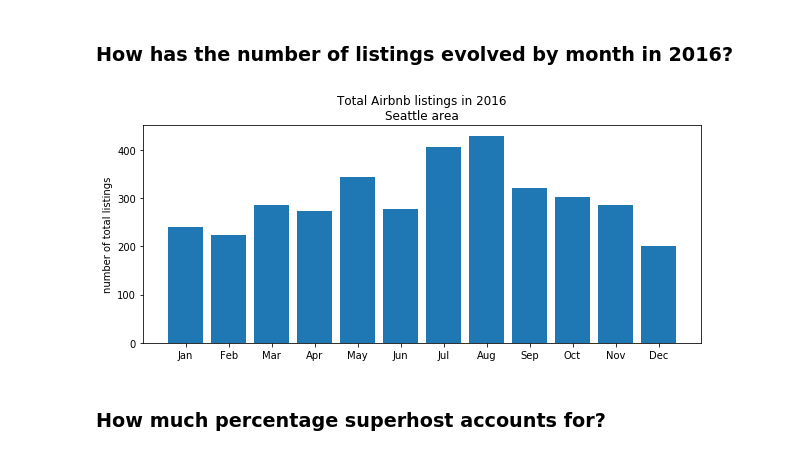
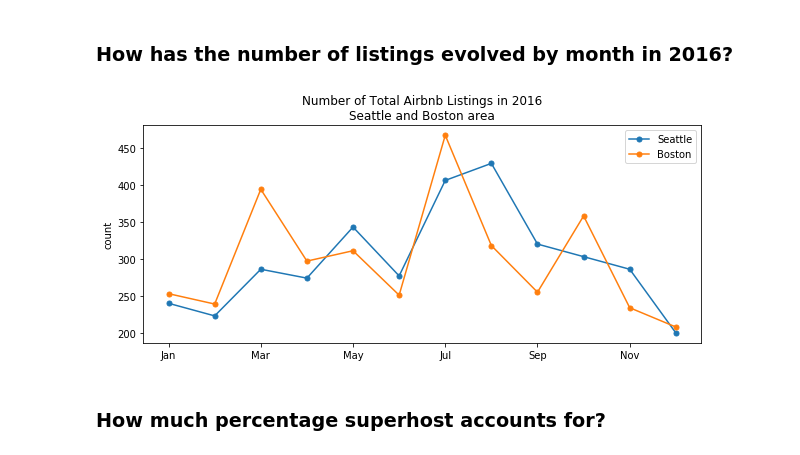
Before and after one commit to jasonsuk/ds-airbnb, a Jupyter notebook: analysis.ipynb, the cells around one changed output. Saved outputs shown, nothing was run; the diff lists cells and outputs as text; code cells hidden in the pictures.

```diff
--- a/analysis.ipynb
+++ b/analysis.ipynb
@@ -612,13 +614,23 @@ group_total_listings.index = map_calendar_month(group_total_hostings.index)
-# %%
-layout_obj = {
-    'title': 'Total Airbnb listings in 2016\nSeattle area',
-    'xlabel': '',
-    'ylabel': 'number of total listings'
-}
-
-plot_bar_chart(group_total_hostings.index , group_total_hostings.values, layout_obj)
-# %% [output]
-[figure, removed]
+# %%
+total_listings_seattle = host_seattle.groupby('month').sum()['calculated_host_listings_count']
+total_listings_boston = host_boston.groupby('month').sum()['calculated_host_listings_count']
+
+analysis_total_listings = pd.concat([total_listings_seattle.rename('Seattle'),
+                                     total_listings_boston.rename('Boston')], axis=1)
+# %%
+analysis_total_listings.index = map_calendar_month(analysis_total_listings.index)
+# %%
+analysis_total_listings.plot(figsize=(10,4), marker='o', ms='5')
+
+plt.title('Number of Total Airbnb Listings in 2016\nSeattle and Boston area')
+plt.xlabel('')
+plt.ylabel('count')
+plt.xticks(rotation=0)
+plt.legend(labels=['Seattle', 'Boston'], loc='best')
+
+plt.show()
+# %% [output]
+[figure, added]
 # %% [markdown]
 ### How much percentage superhost accounts for?
 # %%
```
Also changed, not shown: parts of 35 cells of this notebook.
